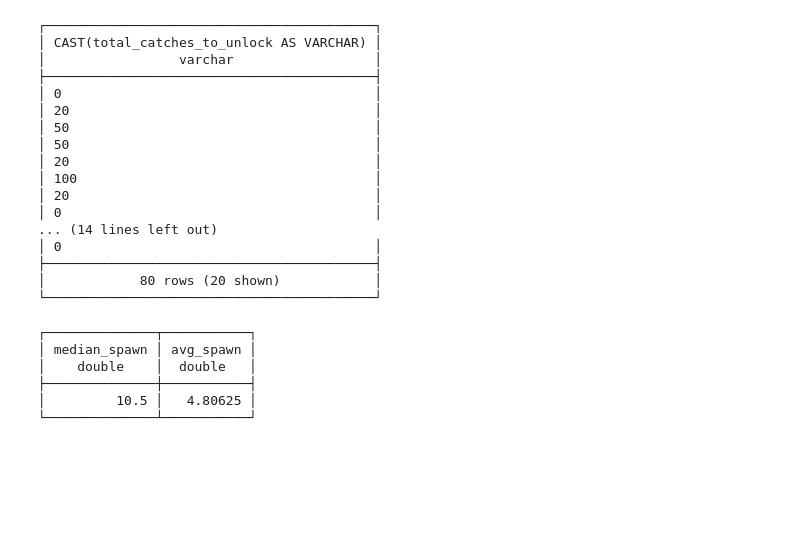
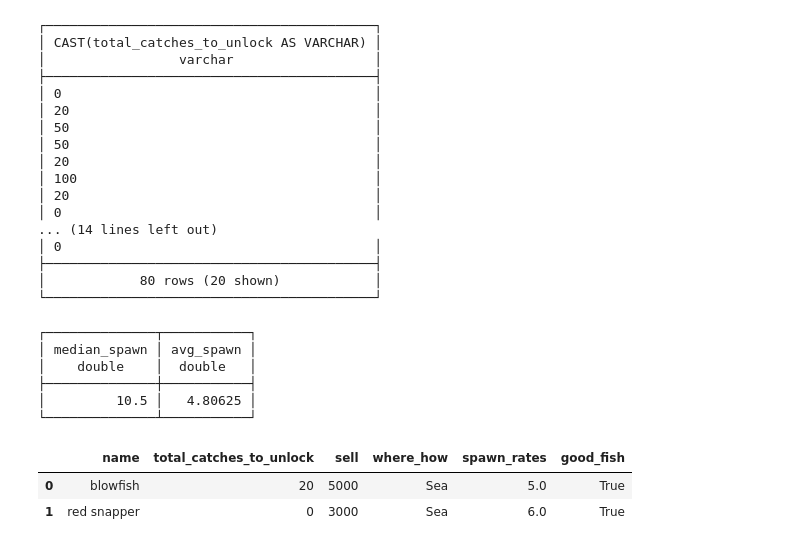
Before and after one commit to kiera-dev/ACNH_Colab_SQL, a Jupyter notebook: ACNH_Data.ipynb, the cells around one changed output. Cells and saved outputs as stored; diff of their text form; code cells hidden in the pictures; blank space fills up the shorter version.

Commit message:
updated fish

```diff
--- a/ACNH_Data.ipynb
+++ b/ACNH_Data.ipynb
@@ -1009,3 +1056,26 @@ FROM fish_df
 ├──────────────┼───────────┤
 │         10.5 │   4.80625 │
 └──────────────┴───────────┘
+# %%
+duckdb.sql("""
+  SELECT
+    name,
+    total_catches_to_unlock,
+    sell,
+    where_how,
+    spawn_rates,
+    CASE
+      WHEN spawn_rates < 3
+        THEN false
+      WHEN sell < 3000
+        THEN false
+      ELSE true
+    END AS good_fish
+  FROM fish_df
+  WHERE good_fish = true
+  AND nh_feb <> 'None'
+  """).df()
+# %% [output]
+|  | name | total_catches_to_unlock | sell | where_how | spawn_rates | good_fish |
+| 0 | blowfish | 20 | 5000 | Sea | 5.0 | True |
+| 1 | red snapper | 0 | 3000 | Sea | 6.0 | True |
```
Also changed, not shown: parts of 2 cells of this notebook.
